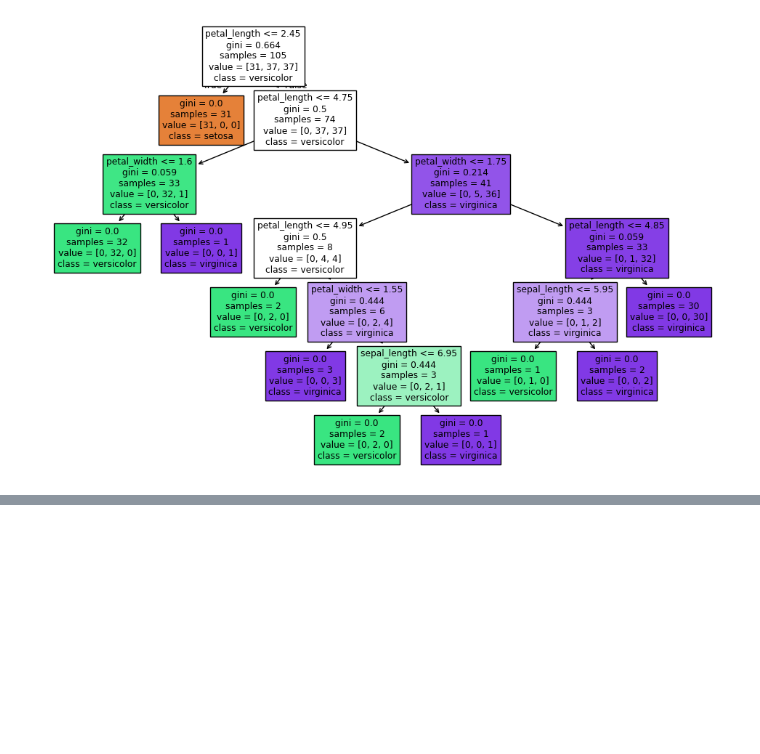
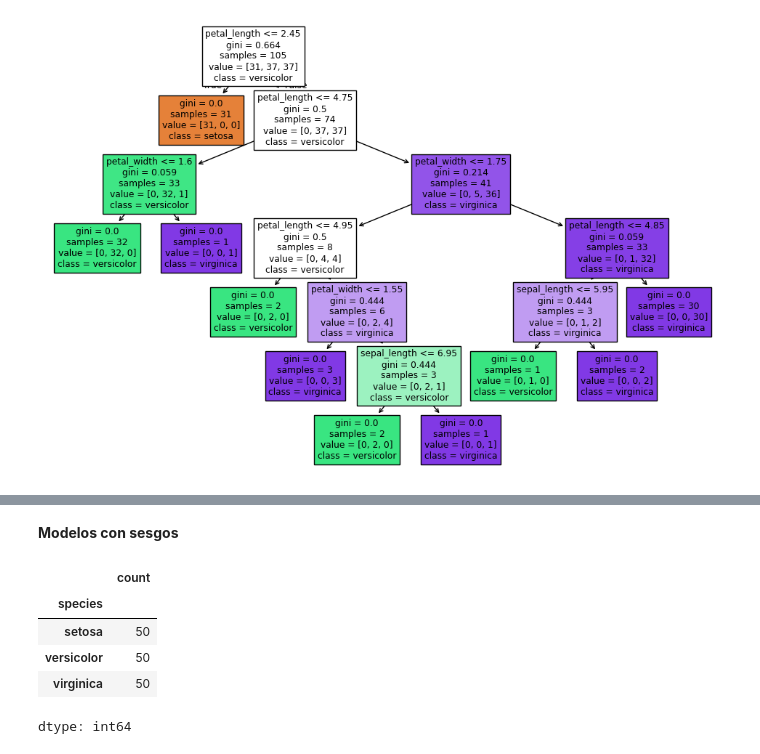
Before and after one commit to yumeng5828/EHU-SGSSI-01, a Jupyter notebook: ml_sec.ipynb, the cells around one changed output, grey strips where cells are left out. Cells and saved outputs as stored; diff of their text form; code cells hidden in the pictures; blank space fills up the shorter version.

```diff
--- a/ml_sec.ipynb
+++ b/ml_sec.ipynb
@@ -126,0 +153,11 @@ plt.show()
+# %% [markdown]
+**Modelos con sesgos**
+# %%
+df["species"].value_counts()
+# %% [output]
+|  | count |
+| species |  |
+| setosa | 50 |
+| versicolor | 50 |
+| virginica | 50 |
+dtype: int64
```
Also changed, not shown: parts of 3 cells of this notebook.
